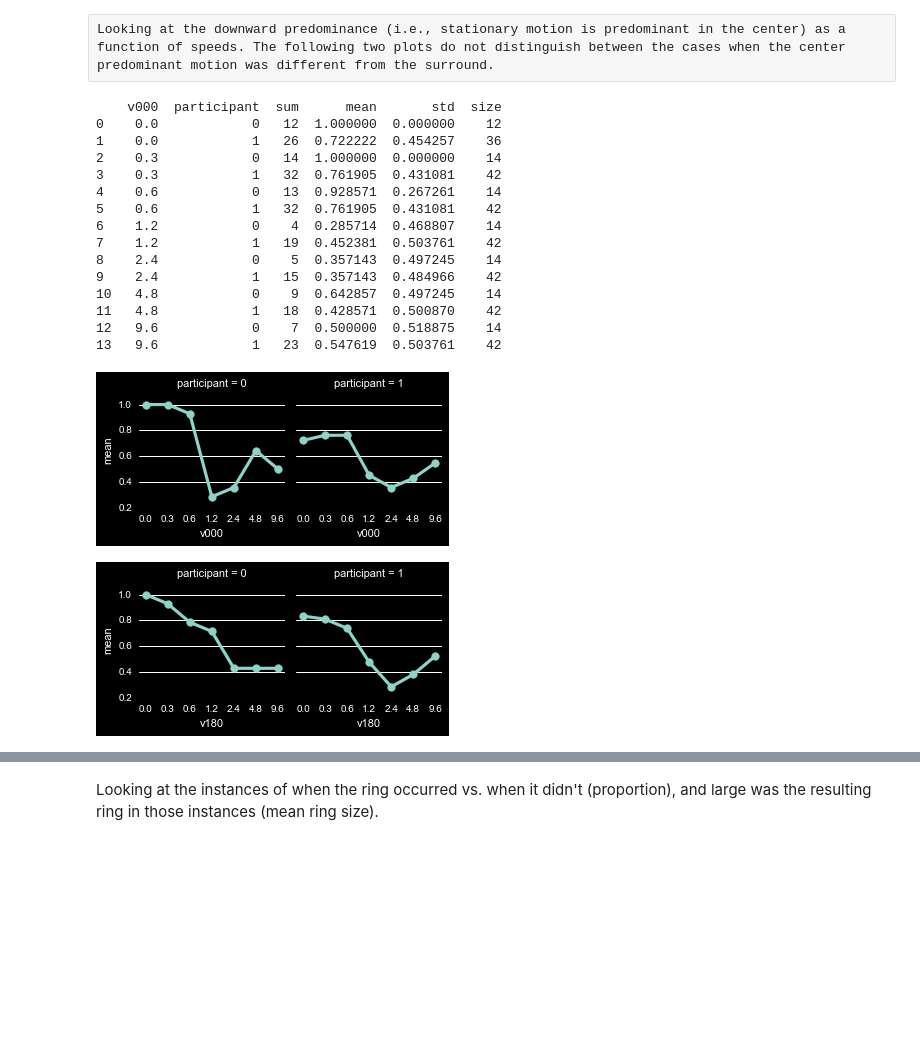
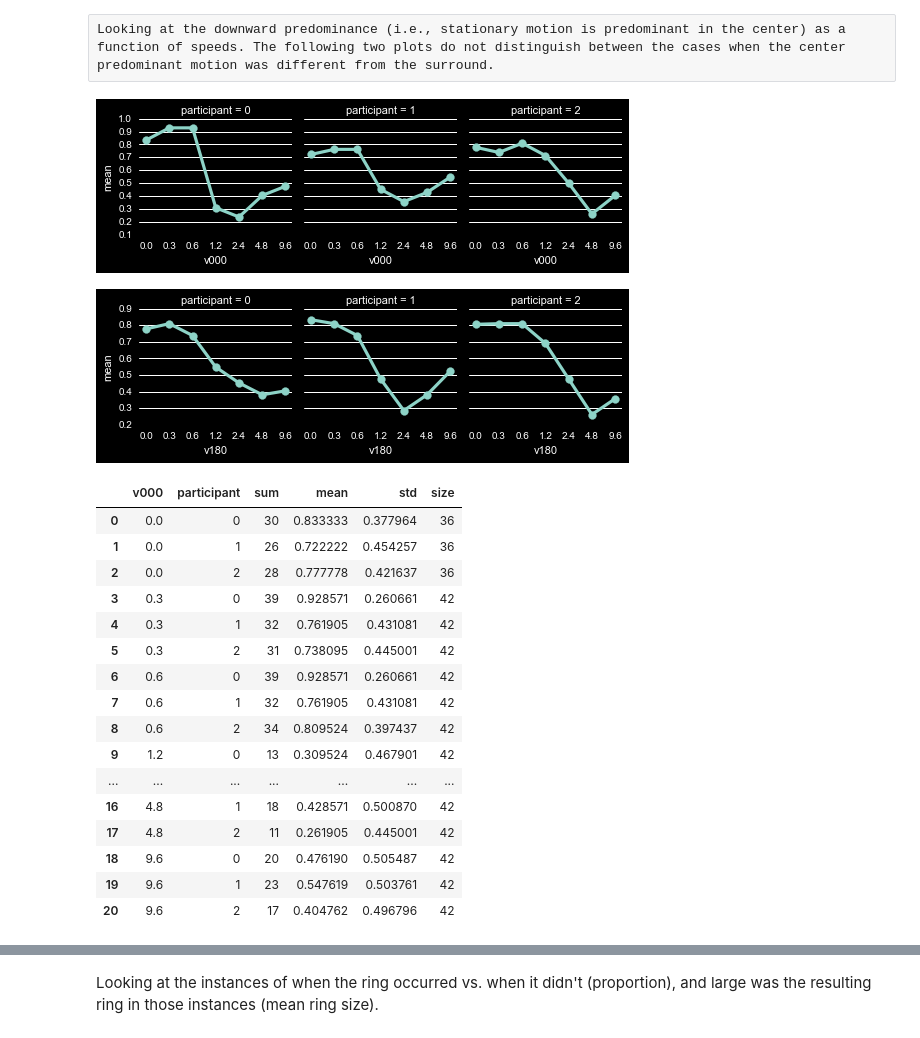
Before and after one commit to egorananyev/mc, a Jupyter notebook: analysis/mcvct.ipynb, the cells around one changed output, grey strips where cells are left out. Cells and saved outputs as stored; diff of their text form; code cells hidden in the pictures; blank space fills up the shorter version.

```diff
--- a/analysis/mcvct.ipynb
+++ b/analysis/mcvct.ipynb
@@ -90,26 +89,30 @@ Looking at the downward predominance (i.e., stationary motion is predominant in
 # %%
 sumDR = ds.groupby(['v000','participant'], as_index=False)['nf270'].agg([np.sum, np.mean, np.std, np.size]).reset_index()
 sumDL = ds.groupby(['v180','participant'], as_index=False)['nf270'].agg([np.sum, np.mean, np.std, np.size]).reset_index()
-print sumDR
 #sumDR['nf270','v000'] = sumDR['v000']
 #sumDL['nf270','v180'] = sumDL['v180']
 g = sns.factorplot(x='v000', y='mean', col='participant', data=sumDR, size=2.5)
 g = sns.factorplot(x='v180', y='mean', col='participant', data=sumDL, size=2.5)
 # %% [output]
-    v000  participant  sum      mean       std  size
-0    0.0            0   12  1.000000  0.000000    12
-1    0.0            1   26  0.722222  0.454257    36
-2    0.3            0   14  1.000000  0.000000    14
-3    0.3            1   32  0.761905  0.431081    42
-4    0.6            0   13  0.928571  0.267261    14
-5    0.6            1   32  0.761905  0.431081    42
-6    1.2            0    4  0.285714  0.468807    14
-7    1.2            1   19  0.452381  0.503761    42
-8    2.4            0    5  0.357143  0.497245    14
-9    2.4            1   15  0.357143  0.484966    42
-10   4.8            0    9  0.642857  0.497245    14
-11   4.8            1   18  0.428571  0.500870    42
-12   9.6            0    7  0.500000  0.518875    14
-13   9.6            1   23  0.547619  0.503761    42
-[figure, old version]
+[figure, new version]
-[figure, old version]
+[figure, new version]
+# %%
+sumDR
+# %% [output]
+|  | v000 | participant | sum | mean | std | size |
+| 0 | 0.0 | 0 | 30 | 0.833333 | 0.377964 | 36 |
+| 1 | 0.0 | 1 | 26 | 0.722222 | 0.454257 | 36 |
+| 2 | 0.0 | 2 | 28 | 0.777778 | 0.421637 | 36 |
+| 3 | 0.3 | 0 | 39 | 0.928571 | 0.260661 | 42 |
+| 4 | 0.3 | 1 | 32 | 0.761905 | 0.431081 | 42 |
+| 5 | 0.3 | 2 | 31 | 0.738095 | 0.445001 | 42 |
+| 6 | 0.6 | 0 | 39 | 0.928571 | 0.260661 | 42 |
+| 7 | 0.6 | 1 | 32 | 0.761905 | 0.431081 | 42 |
+| 8 | 0.6 | 2 | 34 | 0.809524 | 0.397437 | 42 |
+| 9 | 1.2 | 0 | 13 | 0.309524 | 0.467901 | 42 |
+| ... | ... | ... | ... | ... | ... | ... |
+| 16 | 4.8 | 1 | 18 | 0.428571 | 0.500870 | 42 |
+| 17 | 4.8 | 2 | 11 | 0.261905 | 0.445001 | 42 |
+| 18 | 9.6 | 0 | 20 | 0.476190 | 0.505487 | 42 |
+| 19 | 9.6 | 1 | 23 | 0.547619 | 0.503761 | 42 |
+| 20 | 9.6 | 2 | 17 | 0.404762 | 0.496796 | 42 |
```
Also changed, not shown: parts of 9 cells of this notebook, 5 other files.
